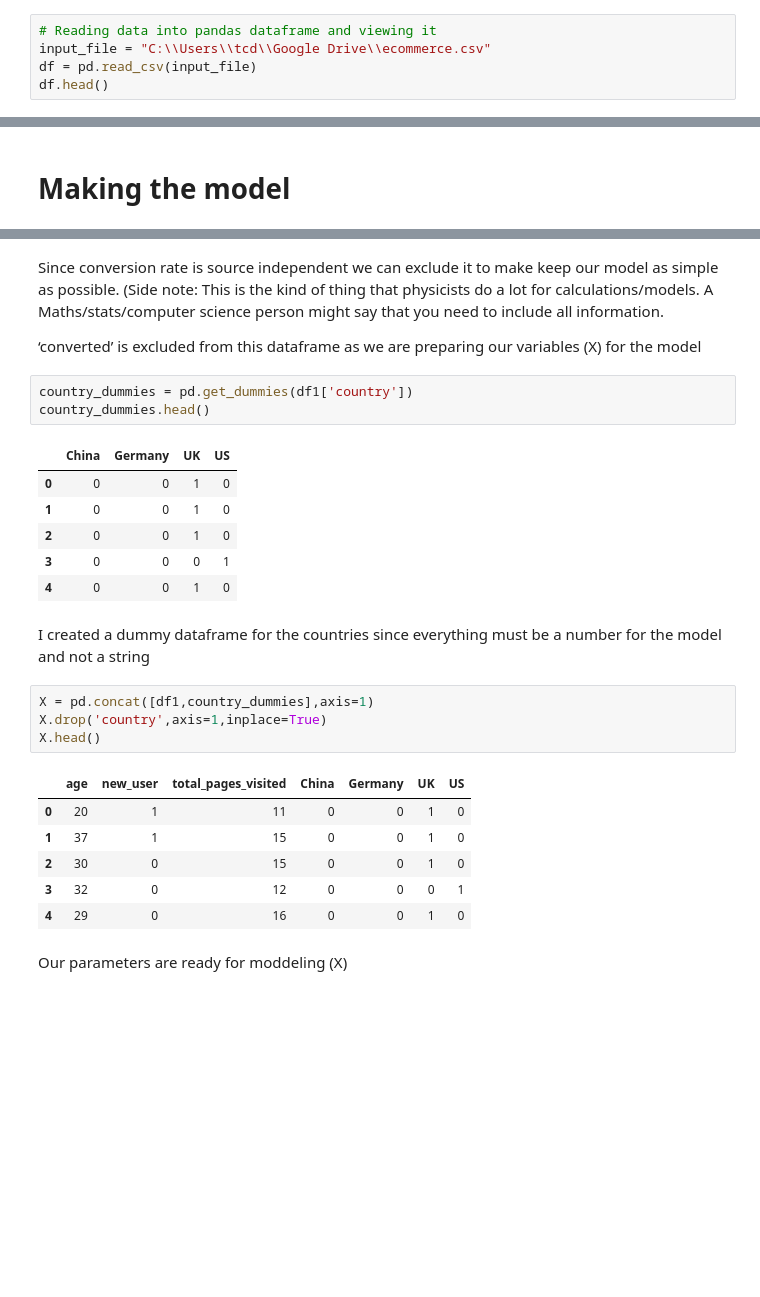
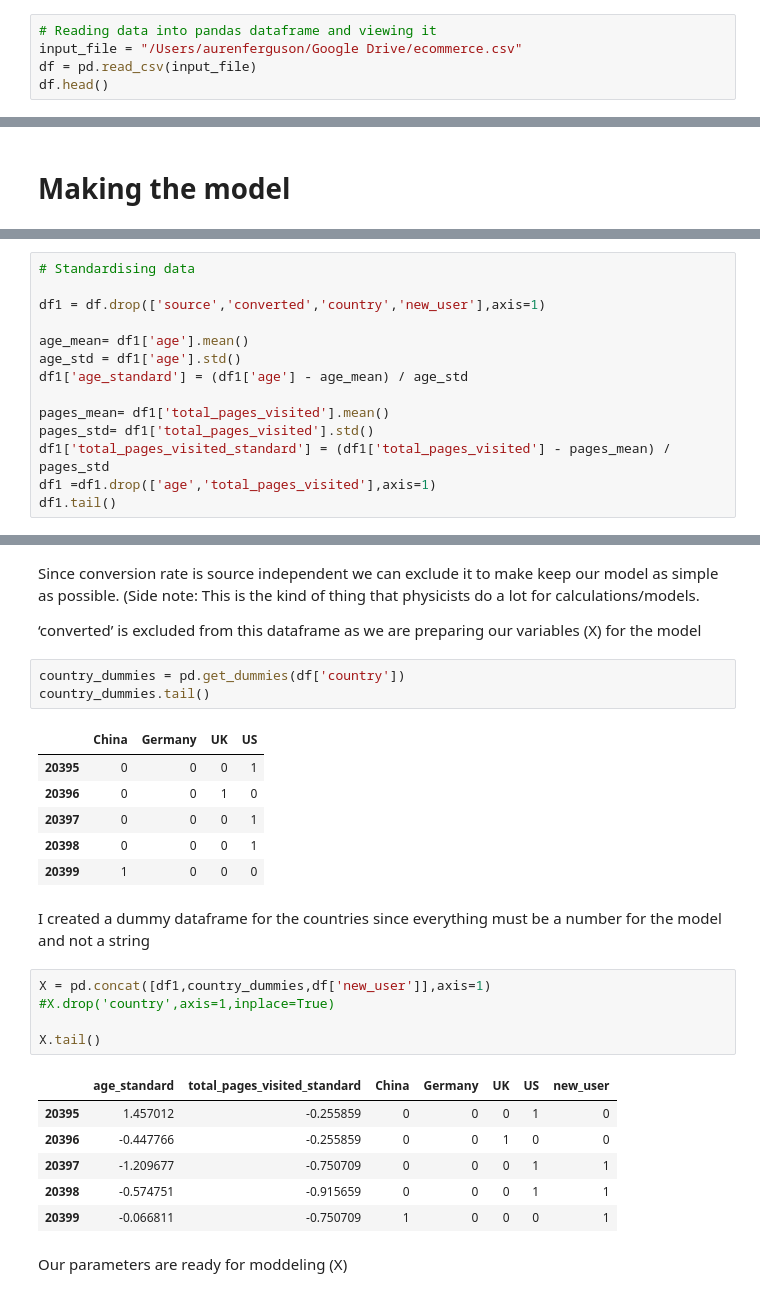
Before and after one commit to Fungie/Data_science_tasks, a Jupyter notebook: Predicting company website conversion rate.ipynb, the cells around one changed output, grey strips where cells are left out. Drawn from its saved outputs; the diff is of its cells as text; blank space fills up the shorter version.

```diff
--- a/Predicting company website conversion rate.ipynb
+++ b/Predicting company website conversion rate.ipynb
@@ -47,7 +47,7 @@ from sklearn.neighbors import KNeighborsClassifier
 # Importing data and basic stats on dataset
 # %%
 # Reading data into pandas dataframe and viewing it
-input_file = "C:\\Users\\tcd\\Google Drive\\ecommerce.csv"
+input_file = "/Users/aurenferguson/Google Drive/ecommerce.csv"
 df = pd.read_csv(input_file)
 df.head()
 # %% [output]
@@ -198,0 +197,14 @@ df1 = df.drop(['source','converted'],axis=1)
+# %%
+# Standardising data
+
+df1 = df.drop(['source','converted','country','new_user'],axis=1)
+
+age_mean= df1['age'].mean()
+age_std = df1['age'].std()
+df1['age_standard'] = (df1['age'] - age_mean) / age_std
+
+pages_mean= df1['total_pages_visited'].mean()
+pages_std= df1['total_pages_visited'].std()
+df1['total_pages_visited_standard'] = (df1['total_pages_visited'] - pages_mean) / pages_std
+df1 =df1.drop(['age','total_pages_visited'],axis=1)
+df1.tail()
@@ -199,30 +218,31 @@ df1 = df.drop(['source','converted'],axis=1)
 # %% [markdown]
-Since conversion rate is source independent we can exclude it to make keep our model as simple as possible.  (Side note: This is the kind of thing that physicists do a lot for calculations/models.  A Maths/stats/computer science person might say that you need to include all information.
+Since conversion rate is source independent we can exclude it to make keep our model as simple as possible.  (Side note: This is the kind of thing that physicists do a lot for calculations/models.
 
 ‘converted’ is excluded from this dataframe as we are preparing our variables (X) for the model
 # %%
-country_dummies = pd.get_dummies(df1['country'])
-country_dummies.head()
+country_dummies = pd.get_dummies(df['country'])
+country_dummies.tail()
 # %% [output]
 |  | China | Germany | UK | US |
-| 0 | 0 | 0 | 1 | 0 |
-| 1 | 0 | 0 | 1 | 0 |
-| 2 | 0 | 0 | 1 | 0 |
-| 3 | 0 | 0 | 0 | 1 |
-| 4 | 0 | 0 | 1 | 0 |
+| 20395 | 0 | 0 | 0 | 1 |
+| 20396 | 0 | 0 | 1 | 0 |
+| 20397 | 0 | 0 | 0 | 1 |
+| 20398 | 0 | 0 | 0 | 1 |
+| 20399 | 1 | 0 | 0 | 0 |
 # %% [markdown]
 I created a dummy dataframe for the countries since everything must be a number for the model and not a string
 # %%
-X = pd.concat([df1,country_dummies],axis=1)
-X.drop('country',axis=1,inplace=True)
-X.head()
+X = pd.concat([df1,country_dummies,df['new_user']],axis=1)
+#X.drop('country',axis=1,inplace=True)
+
+X.tail()
 # %% [output]
-|  | age | new_user | total_pages_visited | China | Germany | UK | US |
-| 0 | 20 | 1 | 11 | 0 | 0 | 1 | 0 |
-| 1 | 37 | 1 | 15 | 0 | 0 | 1 | 0 |
-| 2 | 30 | 0 | 15 | 0 | 0 | 1 | 0 |
-| 3 | 32 | 0 | 12 | 0 | 0 | 0 | 1 |
-| 4 | 29 | 0 | 16 | 0 | 0 | 1 | 0 |
+|  | age_standard | total_pages_visited_standard | China | Germany | UK | US | new_user |
+| 20395 | 1.457012 | -0.255859 | 0 | 0 | 0 | 1 | 0 |
+| 20396 | -0.447766 | -0.255859 | 0 | 0 | 1 | 0 | 0 |
+| 20397 | -1.209677 | -0.750709 | 0 | 0 | 0 | 1 | 1 |
+| 20398 | -0.574751 | -0.915659 | 0 | 0 | 0 | 1 | 1 |
+| 20399 | -0.066811 | -0.750709 | 1 | 0 | 0 | 0 | 1 |
 # %% [markdown]
 Our parameters are ready for moddeling (X)
 # %%
```
Also changed, not shown: parts of 19 cells of this notebook.
